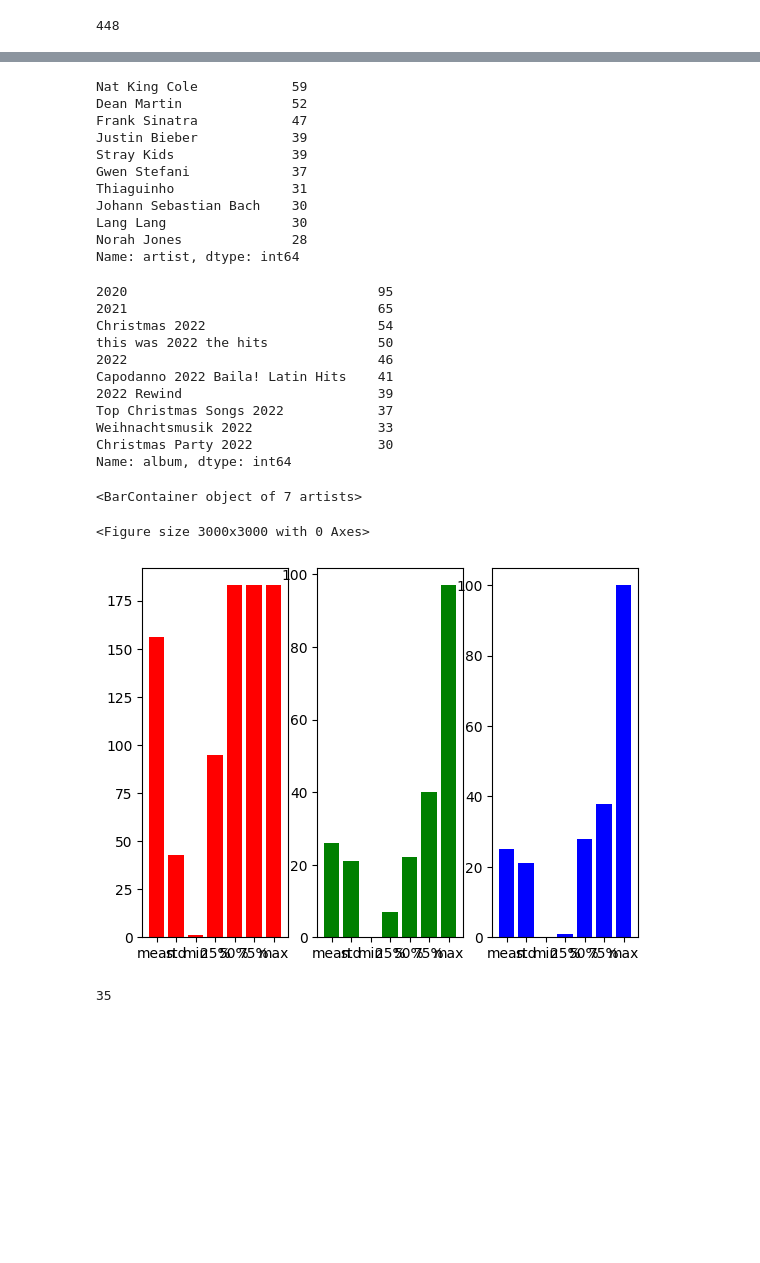
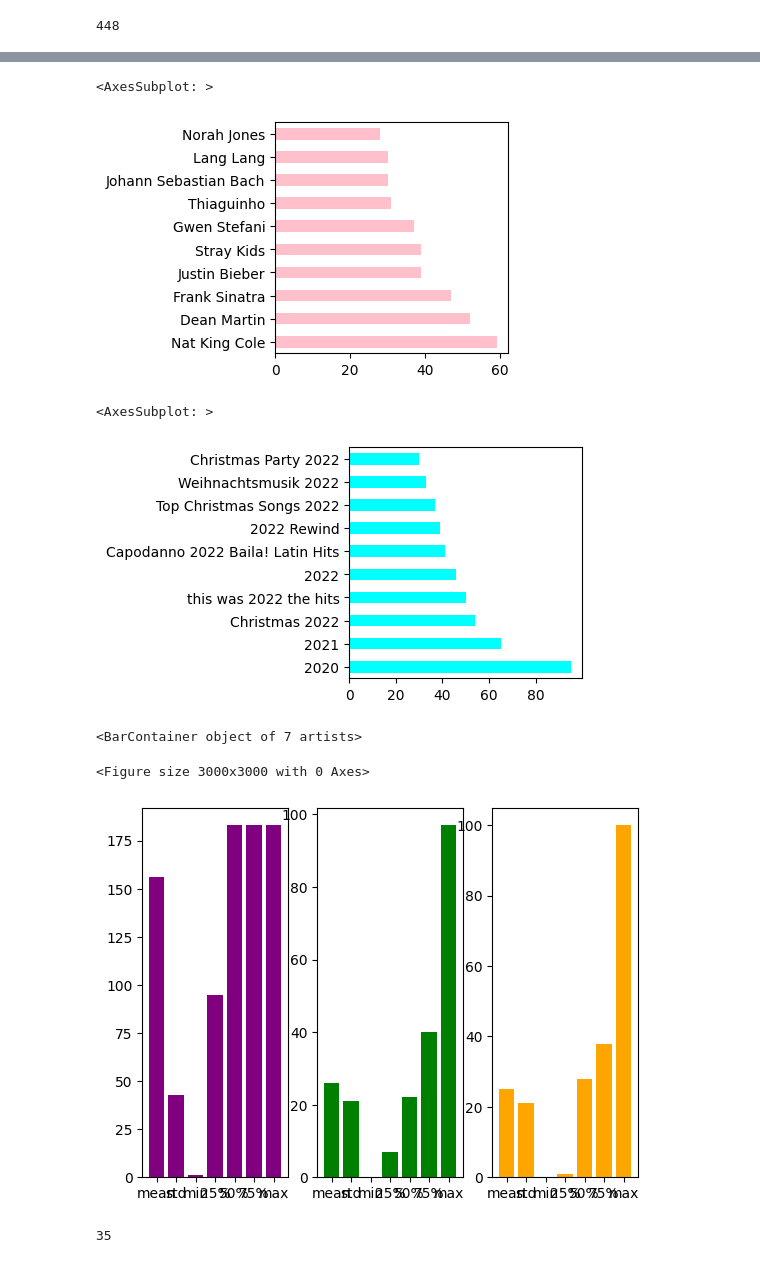
Before and after one commit to quytrungg/Final_Project_CSC14119, a Jupyter notebook: songs_data_exploration.ipynb, the cells around one changed output, grey strips where cells are left out. Cells and saved outputs as stored; diff of their text form; code cells hidden in the pictures; blank space fills up the shorter version.

Commit message:
Finish songs data exploration and model data train test split

```diff
--- a/songs_data_exploration.ipynb
+++ b/songs_data_exploration.ipynb
@@ -73,43 +67,25 @@ Name: genres, dtype: int64
 # %%
-raw_data['artist'].str.split(',').explode().value_counts().nlargest(n=10)
+raw_data['artist'].str.split(',').explode().value_counts().nlargest(n=10).plot.barh(figsize=(3,3), color='pink')
 # %% [output]
-Nat King Cole            59
-Dean Martin              52
-Frank Sinatra            47
-Justin Bieber            39
-Stray Kids               39
-Gwen Stefani             37
-Thiaguinho               31
-Johann Sebastian Bach    30
-Lang Lang                30
-Norah Jones              28
-Name: artist, dtype: int64
+<AxesSubplot: >
+[figure, added]
 # %%
-raw_data['album'].explode().value_counts().nlargest(n=10)
+raw_data['album'].explode().value_counts().nlargest(n=10).plot.barh(figsize=(3,3), color='cyan')
 # %% [output]
-2020                                95
-2021                                65
-Christmas 2022                      54
-this was 2022 the hits              50
-2022                                46
-Capodanno 2022 Baila! Latin Hits    41
-2022 Rewind                         39
-Top Christmas Songs 2022            37
-Weihnachtsmusik 2022                33
-Christmas Party 2022                30
-Name: album, dtype: int64
+<AxesSubplot: >
+[figure, added]
 # %%
 describe_data = raw_data.describe().astype('int').drop('count').drop('duration', axis=1)
 
 plt.figure(figsize=(30, 30))
 fig,ax = plt.subplots(1, 3)
-ax[0].bar(describe_data.index, describe_data['markets'], color = 'r')
+ax[0].bar(describe_data.index, describe_data['markets'], color = 'purple')
 ax[1].bar(describe_data.index, describe_data['album_popularity'], color = 'g')
-ax[2].bar(describe_data.index, describe_data['popularity'], color = 'b')
+ax[2].bar(describe_data.index, describe_data['popularity'], color = 'orange')
 # %% [output]
 <BarContainer object of 7 artists>
 <Figure size 3000x3000 with 0 Axes>
-[figure, old version]
+[figure, new version]
 # %%
 raw_data['id'].duplicated().sum()
 # %% [output]
```
Also changed, not shown: parts of 9 cells of this notebook, 1 other file.
